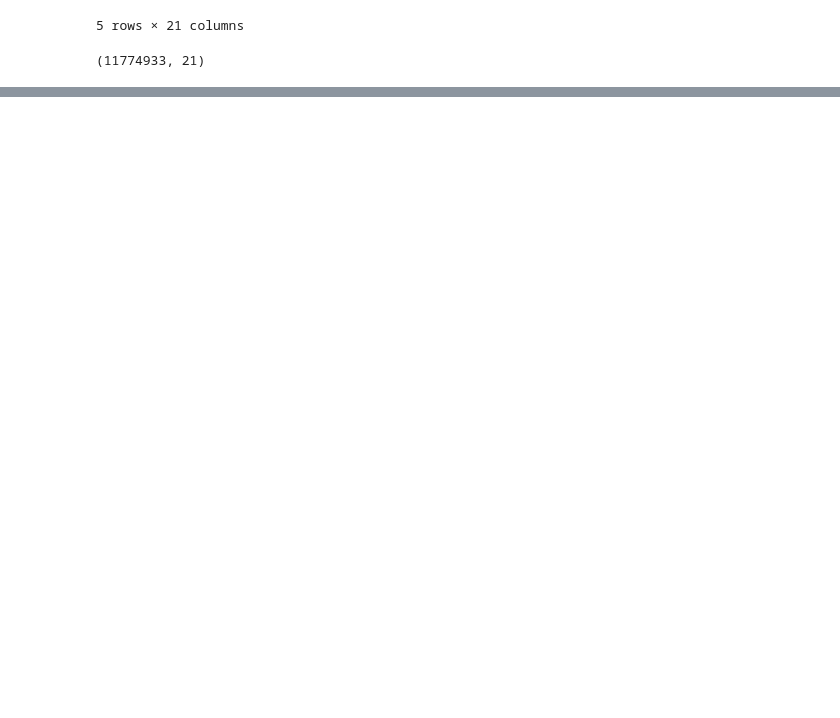
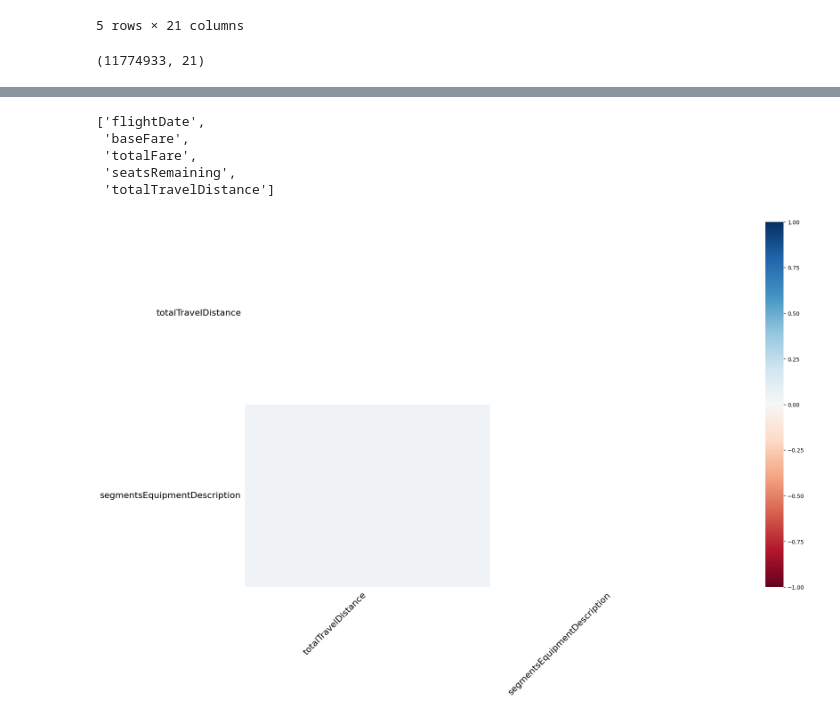
Before and after one commit to meozbrls/Flight_Prices_Analysis, a Jupyter notebook: notebooks/flight_prices_analysis.ipynb, the cells around one changed output, grey strips where cells are left out. Drawn from its saved outputs; the diff is of its cells as text; code cells hidden in the pictures; blank space fills up the shorter version.

```diff
--- a/notebooks/flight_prices_analysis.ipynb
+++ b/notebooks/flight_prices_analysis.ipynb
@@ -35,0 +153,8 @@ df.shape
+# %%
+num_cols
+# %% [output]
+['flightDate',
+ 'baseFare',
+ 'totalFare',
+ 'seatsRemaining',
+ 'totalTravelDistance']
@@ -35,0 +166,5 @@ df.shape
+# %%
+msno.heatmap(df)
+plt.show()
+# %% [output]
+[figure, added]
```
Also changed, not shown: parts of 13 cells of this notebook.
